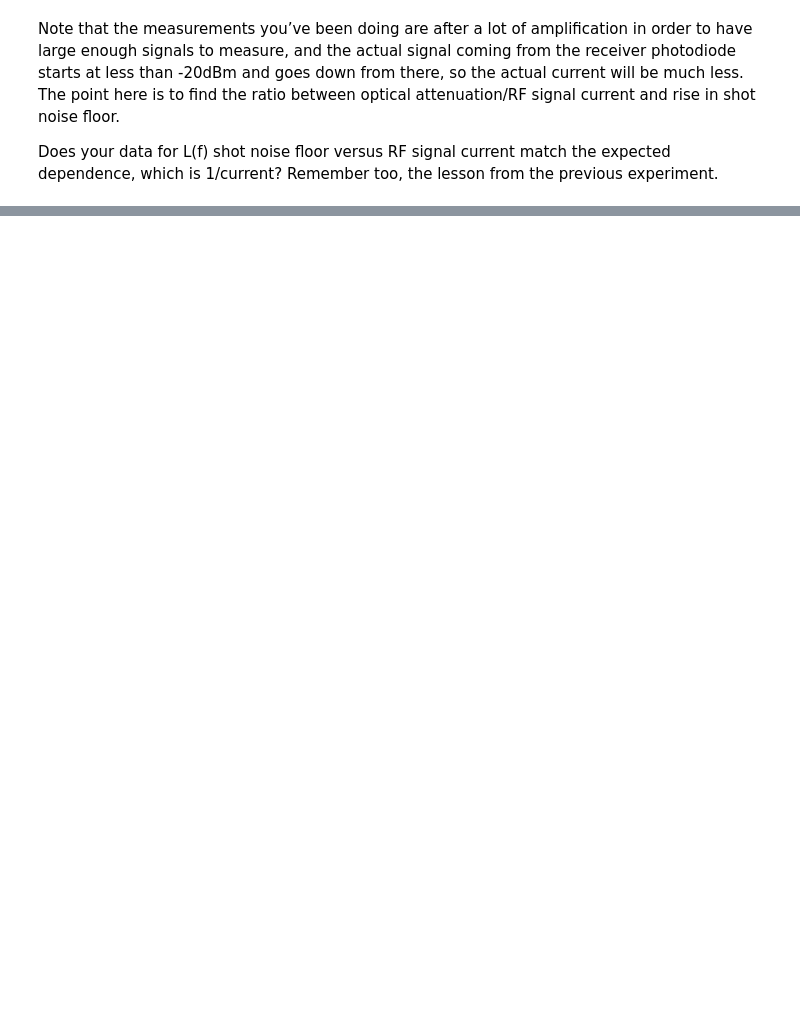
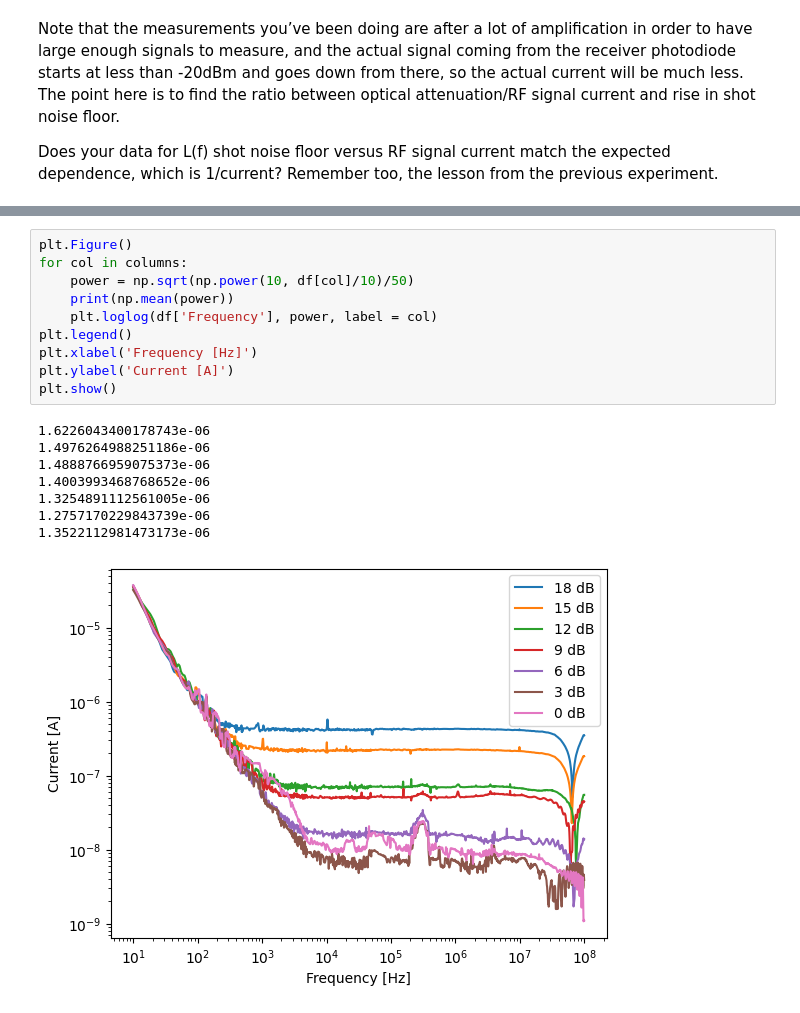
Before and after one commit to EvanMisak/USPAS2023ts, a Jupyter notebook: labs/Lab_1.ipynb, the cells around one changed output, grey strips where cells are left out. Saved outputs shown, nothing was run; the diff lists cells and outputs as text; blank space fills up the shorter version.

```diff
--- a/labs/Lab_1.ipynb
+++ b/labs/Lab_1.ipynb
@@ -226,0 +244,19 @@ Does your data for L(f) shot noise floor versus RF signal current match the expe
+# %%
+plt.Figure()
+for col in columns:
+    power = np.sqrt(np.power(10, df[col]/10)/50)
+    print(np.mean(power))
+    plt.loglog(df['Frequency'], power, label = col)
+plt.legend()
+plt.xlabel('Frequency [Hz]')
+plt.ylabel('Current [A]')
+plt.show()
+# %% [output]
+1.6226043400178743e-06
+1.4976264988251186e-06
+1.4888766959075373e-06
+1.4003993468768652e-06
+1.3254891112561005e-06
+1.2757170229843739e-06
+1.3522112981473173e-06
+[figure, added]
```
Also changed, not shown: parts of 6 cells of this notebook, 2 other files.
